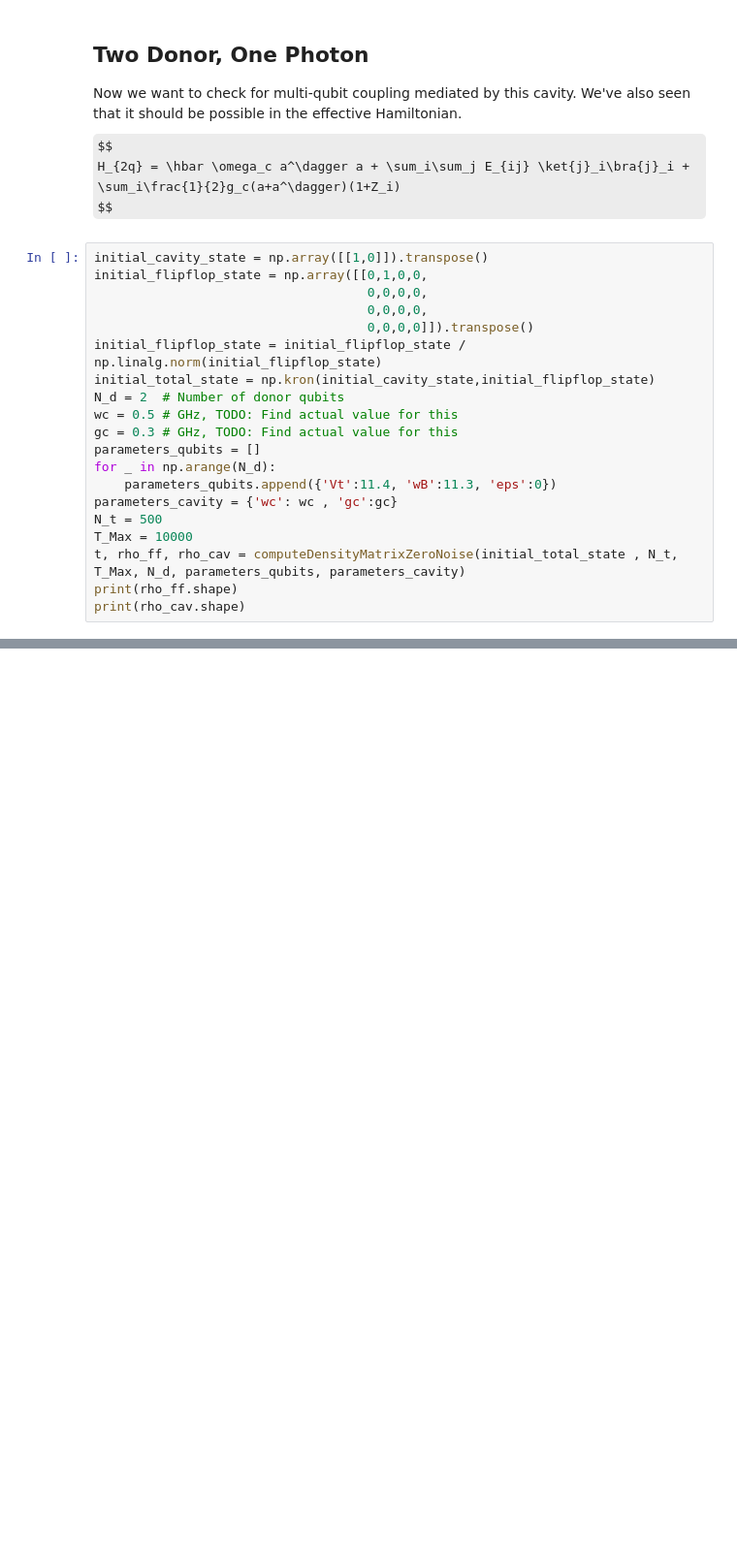
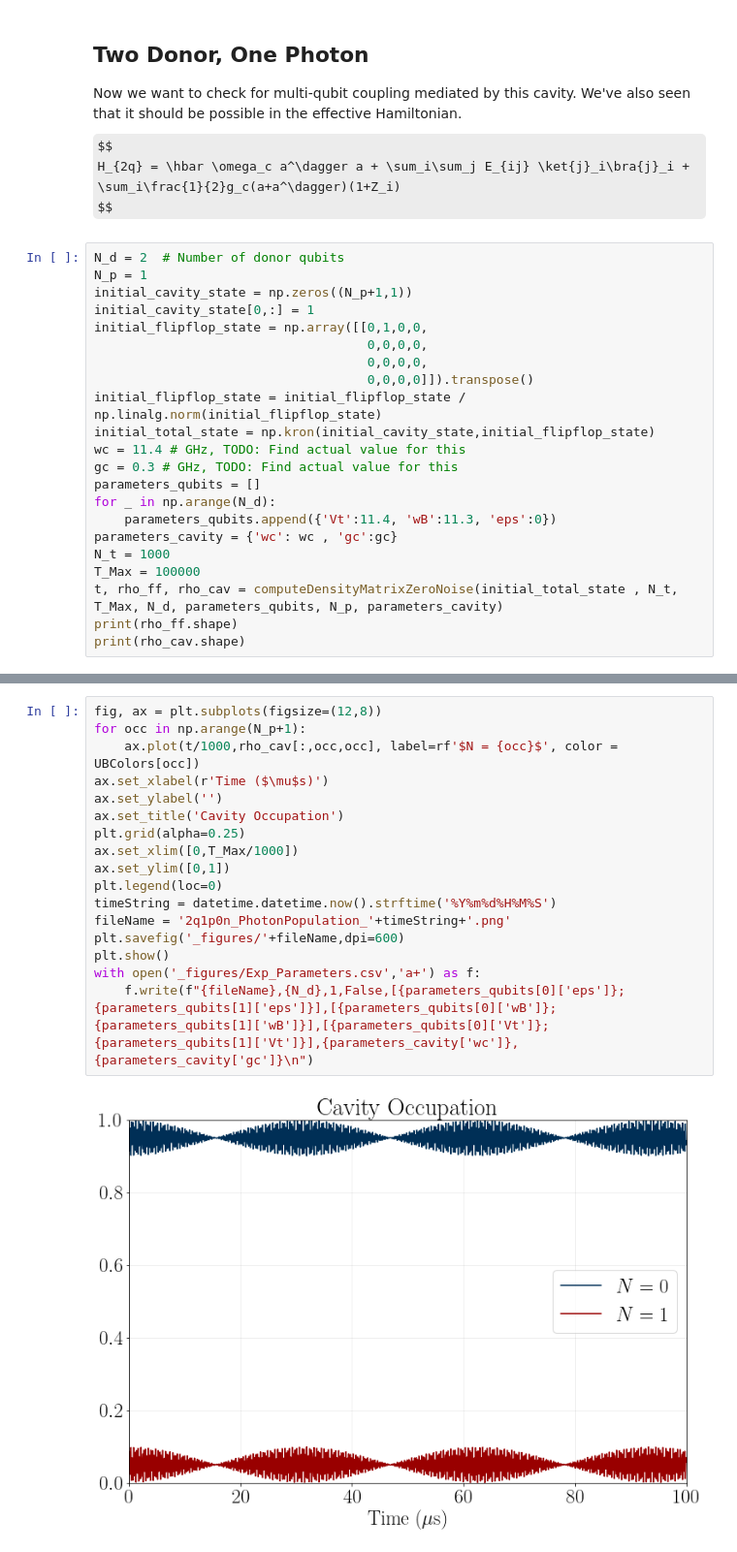
Before and after one commit to jtruong04/FlipFlopQubit_CavityCoupling, a Jupyter notebook: _notebooks/Time_Evolution.ipynb, the cells around one changed output, grey strips where cells are left out. Shown at 97% size. Drawn from its saved outputs; the diff is of its cells as text; some formulas as TeX source; blank space fills up the shorter version.

```diff
--- a/_notebooks/Time_Evolution.ipynb
+++ b/_notebooks/Time_Evolution.ipynb
@@ -173,23 +228,25 @@ $$
 H_{2q} = \hbar \omega_c a^\dagger a + \sum_i\sum_j E_{ij} \ket{j}_i\bra{j}_i + \sum_i\frac{1}{2}g_c(a+a^\dagger)(1+Z_i)
 $$
 # %%
-initial_cavity_state = np.array([[1,0]]).transpose()
+N_d = 2  # Number of donor qubits
+N_p = 1
+initial_cavity_state = np.zeros((N_p+1,1))
+initial_cavity_state[0,:] = 1
 initial_flipflop_state = np.array([[0,1,0,0,
                                     0,0,0,0,
                                     0,0,0,0,
                                     0,0,0,0]]).transpose()
 initial_flipflop_state = initial_flipflop_state / np.linalg.norm(initial_flipflop_state)
 initial_total_state = np.kron(initial_cavity_state,initial_flipflop_state)
-N_d = 2  # Number of donor qubits
-wc = 0.5 # GHz, TODO: Find actual value for this
+wc = 11.4 # GHz, TODO: Find actual value for this
 gc = 0.3 # GHz, TODO: Find actual value for this
 parameters_qubits = []
 for _ in np.arange(N_d):
     parameters_qubits.append({'Vt':11.4, 'wB':11.3, 'eps':0})
 parameters_cavity = {'wc': wc , 'gc':gc}
-N_t = 500
-T_Max = 10000
-t, rho_ff, rho_cav = computeDensityMatrixZeroNoise(initial_total_state , N_t, T_Max, N_d, parameters_qubits, parameters_cavity)
+N_t = 1000
+T_Max = 100000
+t, rho_ff, rho_cav = computeDensityMatrixZeroNoise(initial_total_state , N_t, T_Max, N_d, parameters_qubits, N_p, parameters_cavity)
 print(rho_ff.shape)
 print(rho_cav.shape)
 # %% [output]
@@ -246,0 +255,19 @@ plt.show()
+# %%
+fig, ax = plt.subplots(figsize=(12,8))
+for occ in np.arange(N_p+1):
+    ax.plot(t/1000,rho_cav[:,occ,occ], label=rf'$N = {occ}$', color = UBColors[occ])
+ax.set_xlabel(r'Time ($\mu$s)')
+ax.set_ylabel('')
+ax.set_title('Cavity Occupation')
+plt.grid(alpha=0.25)
+ax.set_xlim([0,T_Max/1000])
+ax.set_ylim([0,1])
+plt.legend(loc=0)
+timeString = datetime.datetime.now().strftime('%Y%m%d%H%M%S')
+fileName = '2q1p0n_PhotonPopulation_'+timeString+'.png'
+plt.savefig('_figures/'+fileName,dpi=600)
+plt.show()
+with open('_figures/Exp_Parameters.csv','a+') as f:
+    f.write(f"{fileName},{N_d},1,False,[{parameters_qubits[0]['eps']};{parameters_qubits[1]['eps']}],[{parameters_qubits[0]['wB']};{parameters_qubits[1]['wB']}],[{parameters_qubits[0]['Vt']};{parameters_qubits[1]['Vt']}],{parameters_cavity['wc']},{parameters_cavity['gc']}\n")
+# %% [output]
+[figure, added]
```
Also changed, not shown: parts of 12 cells of this notebook, 3 other files.
